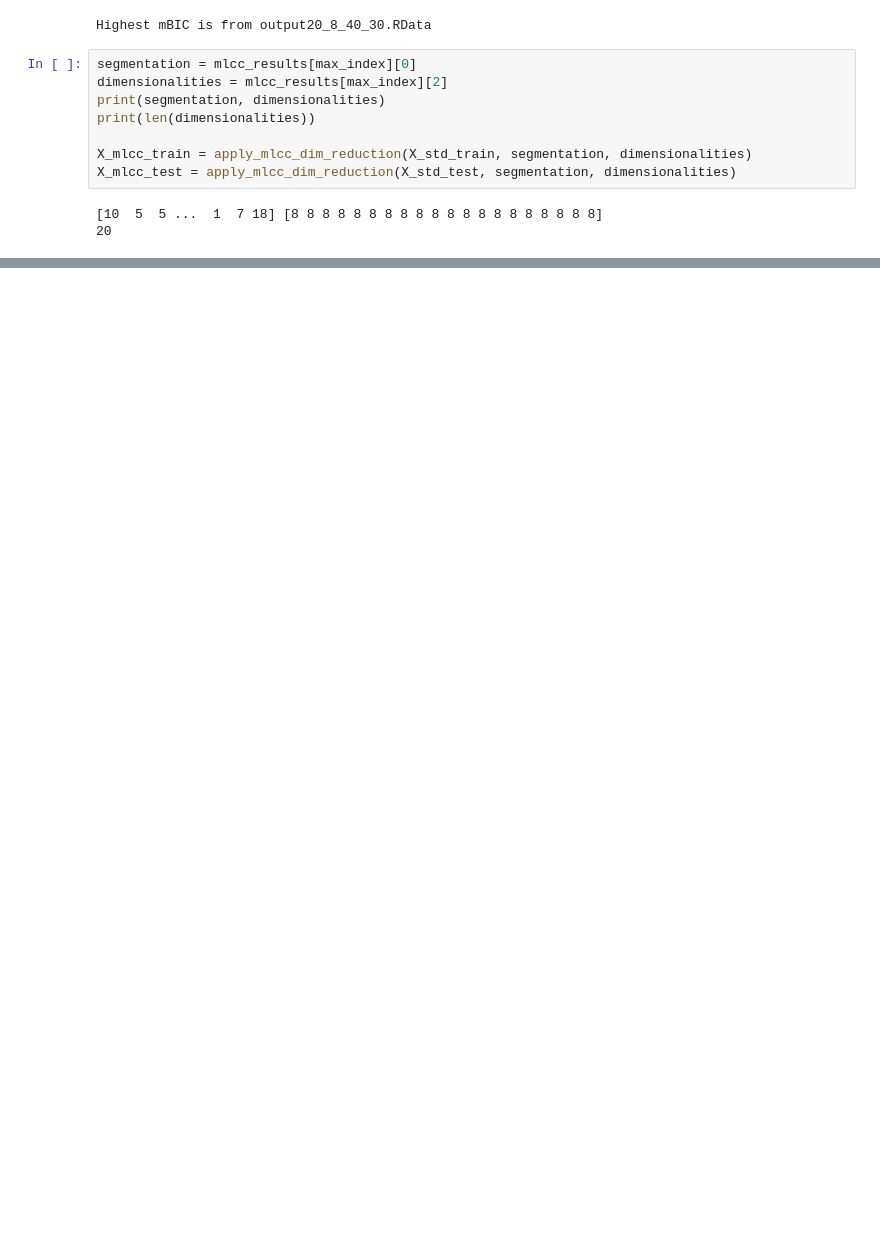
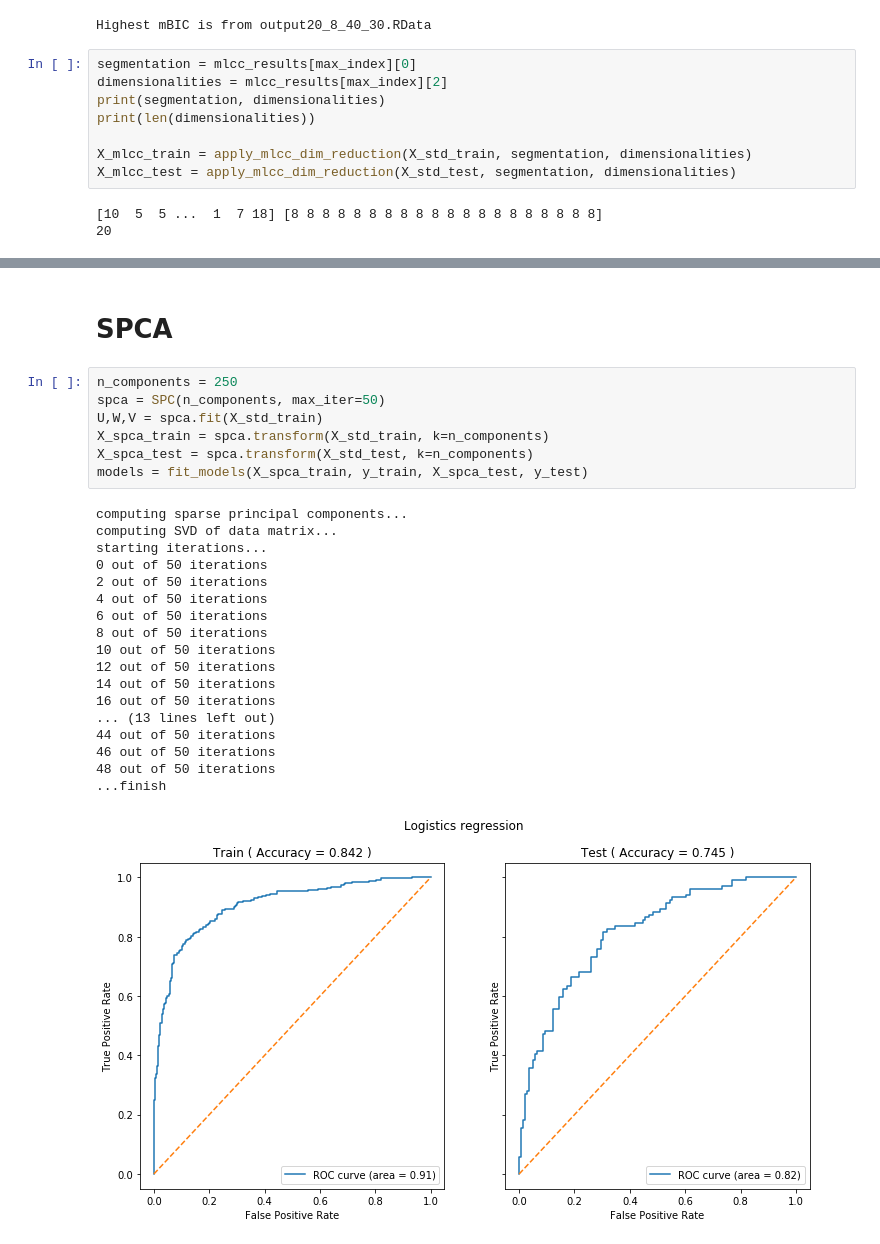
Before and after one commit to sjwilczynski/geneExpr, a Jupyter notebook: DimensionalityReduction.ipynb, the cells around one changed output, grey strips where cells are left out. Drawn from its saved outputs; the diff is of its cells as text; blank space fills up the shorter version.

```diff
--- a/DimensionalityReduction.ipynb
+++ b/DimensionalityReduction.ipynb
@@ -108,0 +101,28 @@ X_mlcc_test = apply_mlcc_dim_reduction(X_std_test, segmentation, dimensionalitie
+# %% [markdown]
+# SPCA
+# %%
+n_components = 250
+spca = SPC(n_components, max_iter=50)
+U,W,V = spca.fit(X_std_train)
+X_spca_train = spca.transform(X_std_train, k=n_components)
+X_spca_test = spca.transform(X_std_test, k=n_components)
+models = fit_models(X_spca_train, y_train, X_spca_test, y_test)
+# %% [output]
+computing sparse principal components...
+computing SVD of data matrix...
+starting iterations...
+0 out of 50 iterations
+2 out of 50 iterations
+4 out of 50 iterations
+6 out of 50 iterations
+8 out of 50 iterations
+10 out of 50 iterations
+12 out of 50 iterations
+14 out of 50 iterations
+16 out of 50 iterations
+... (13 lines left out)
+44 out of 50 iterations
+46 out of 50 iterations
+48 out of 50 iterations
+...finish
+[figure, added]
```
Also changed, not shown: parts of 8 cells of this notebook, 4 other files.
